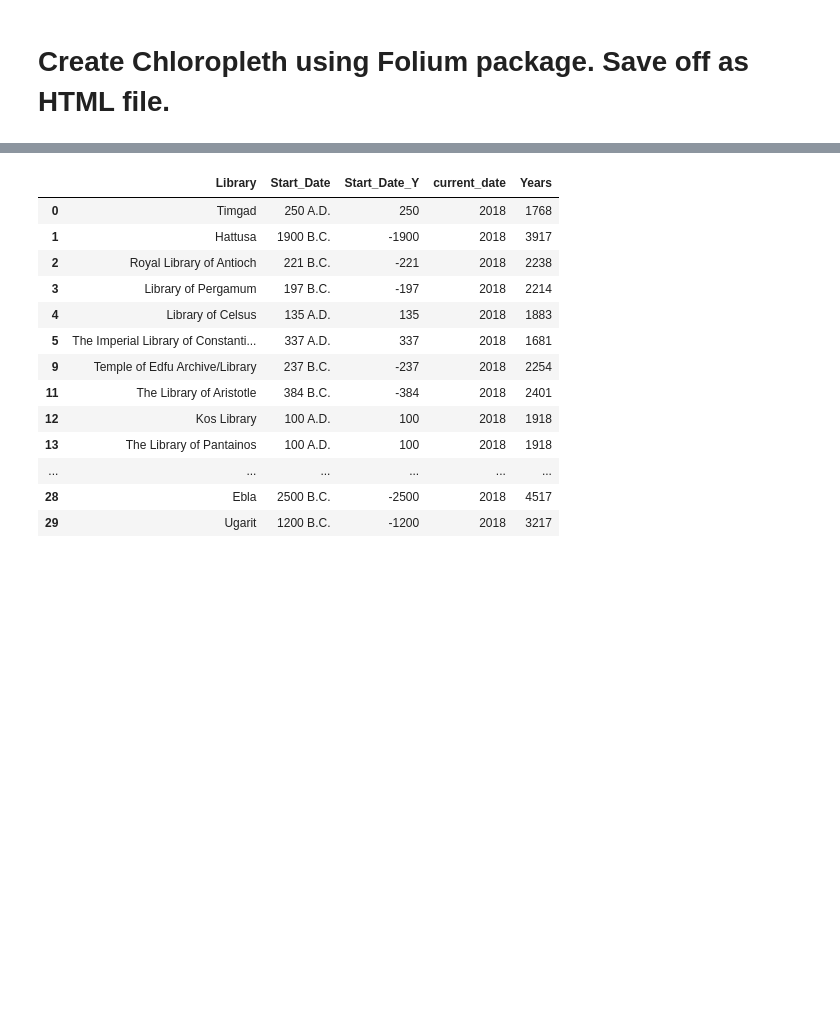
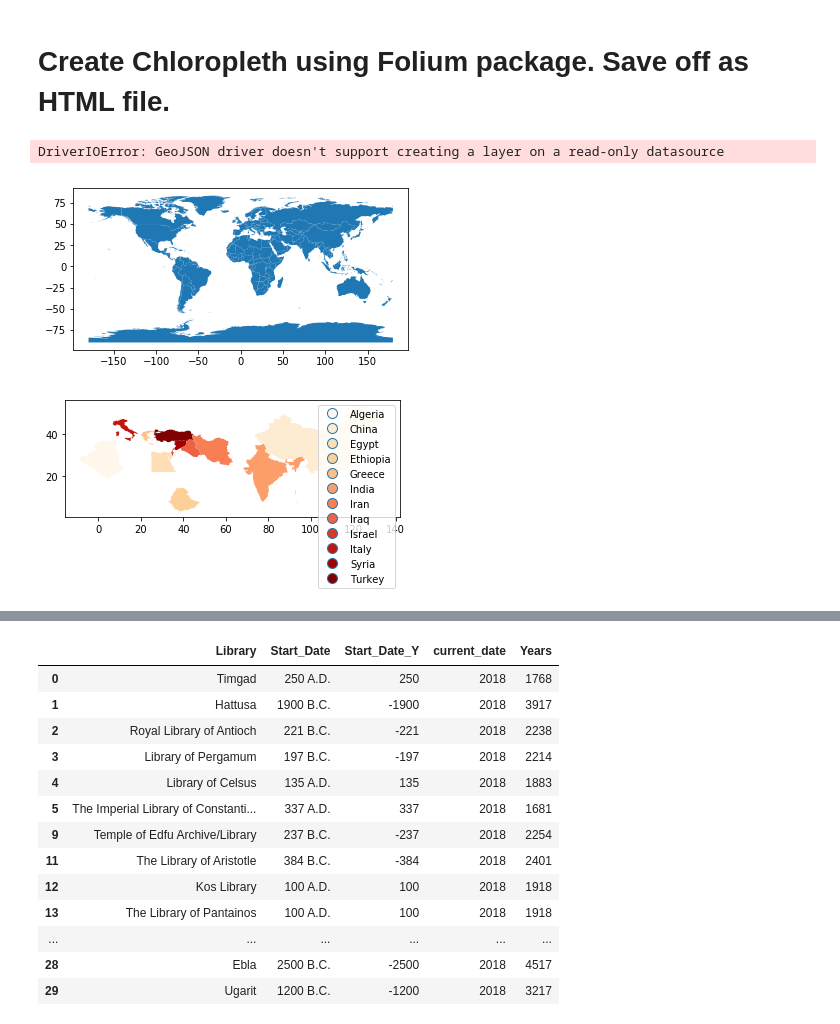
Before and after one commit to Data-HistoryLovers/Hist_Blogs, a Jupyter notebook: Hist01_AncientLibraries.ipynb, the cells around one changed output, grey strips where cells are left out. Saved outputs shown, nothing was run; the diff lists cells and outputs as text; code cells hidden in the pictures; blank space fills up the shorter version.

```diff
--- a/Hist01_AncientLibraries.ipynb
+++ b/Hist01_AncientLibraries.ipynb
@@ -364,12 +355,16 @@ groups1 = groups.drop(['RAW_TEXT'], axis=1)
 # %%
 #Read in country shapefile and merge with groups to only keep countries that have ancient libraries.  Save the that geodataframe off as json file
 geo_data = gpd.read_file(countries, encoding="utf-8")
 country_shapes = geo_data.merge(groups, on='NAME', how='right')
 geo_data.plot()
 country_shapes.plot('NAME', cmap='OrRd', legend = True)
 country_shapes = country_shapes[['NAME', 'geometry']]
 country_shapes = country_shapes[pd.notnull(country_shapes['geometry'])]
 country_shapes
-country_shapes.to_file('country2.json', driver='GeoJSON')
+country_shapes.to_file('country3.json', driver='GeoJSON')
+# %% [output]
+DriverIOError: GeoJSON driver doesn't support creating a layer on a read-only datasource
+[figure, added]
+[figure, added]
 # %%
 ##create cholorepleth showing counts of ancient libraries in each country
```
Also changed, not shown: parts of 14 cells of this notebook, 5 other files.
